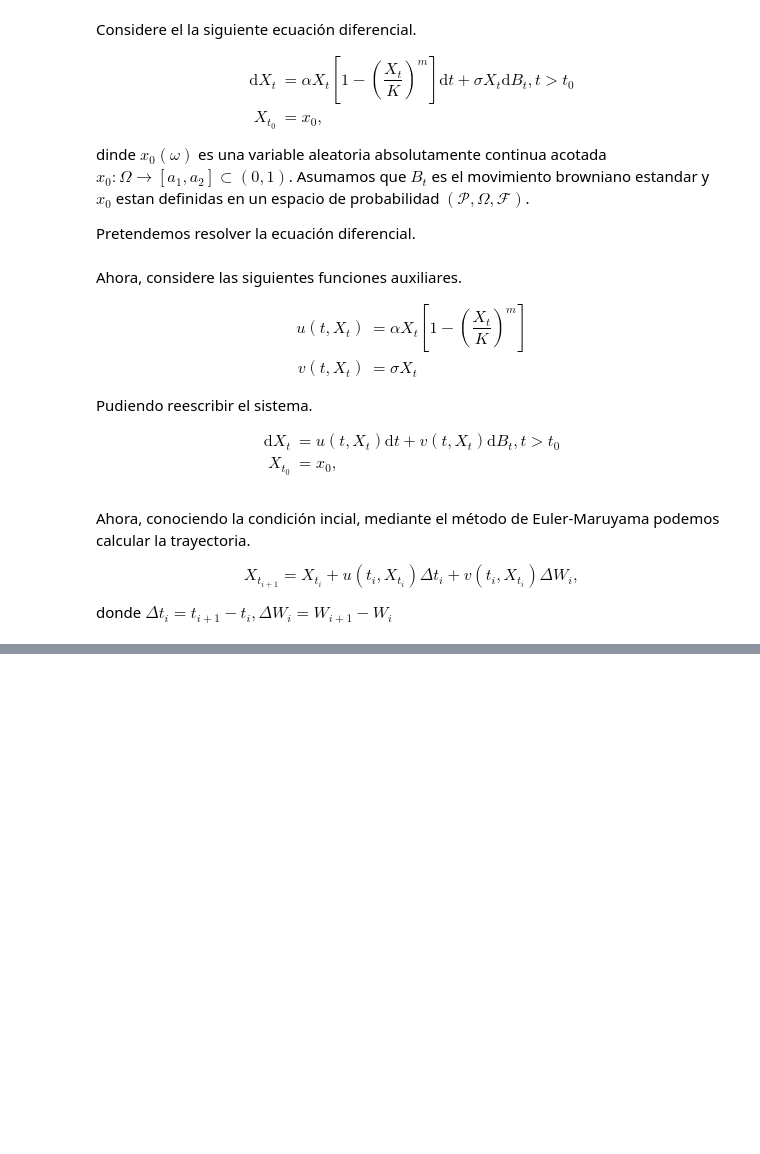
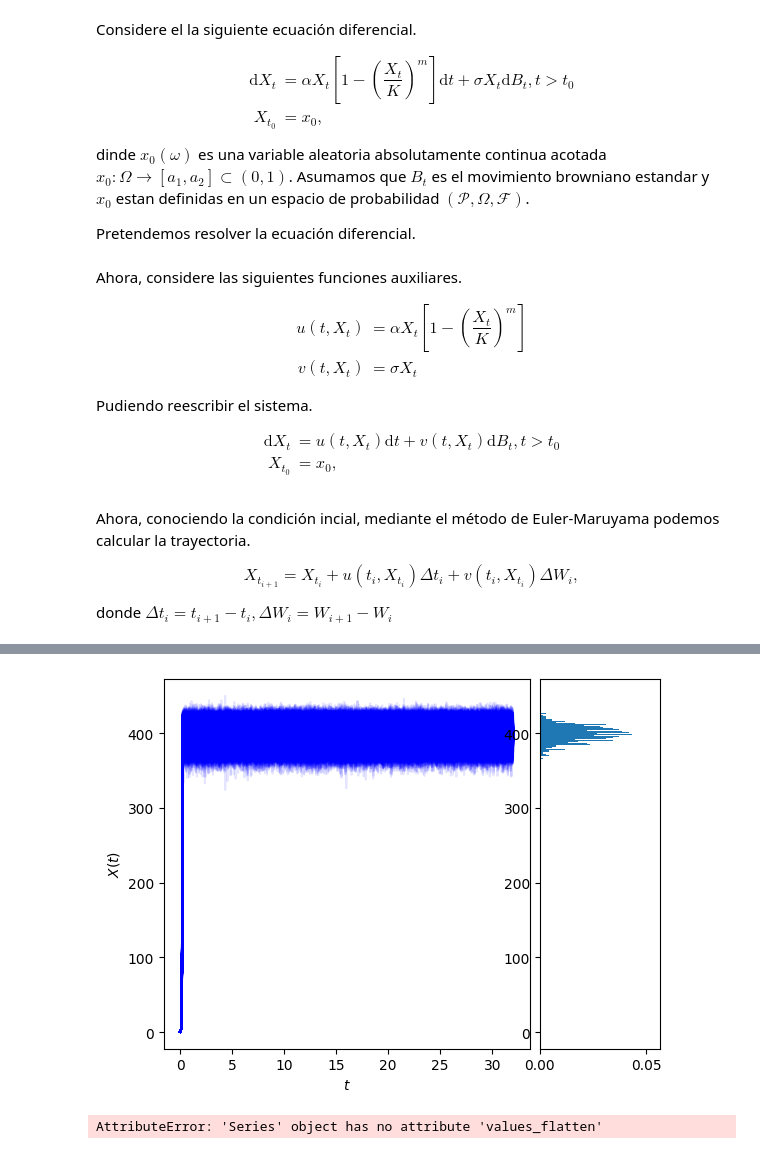
Before and after one commit to Dust1920/stochacalculus, a Jupyter notebook: PythonScripts/logistic_richardson.ipynb, the cells around one changed output, grey strips where cells are left out. Drawn from its saved outputs; the diff is of its cells as text; code cells hidden in the pictures; blank space fills up the shorter version.

```diff
--- a/PythonScripts/logistic_richardson.ipynb
+++ b/PythonScripts/logistic_richardson.ipynb
@@ -82,0 +83,20 @@ plt.plot(time, x_t)
+# %%
+def solve_logistic(t, n):
+    delta_t = t / (n - 1)
+    dw = np.sqrt(delta_t) * np.random.standard_normal(size = (n - 1))
+    x_t = [x_0]
+    for i in range(n - 1):
+        xm1 = x_t[i] + u(1, x_t[i], system_pars) * delta_t + v(1, x_t[i], system_pars) * dw[i]
+        x_t.append(xm1)
+    time = np.linspace(0, t, n)
+    return time, x_t
+# %%
+n_samples = 1000
+
+sols = []
+for i in range(n_samples):
+    time, x_t = solve_logistic(t, n_p)
+    sols.append([time, x_t])
+
+solution = pd.DataFrame(data = sols, columns = ['t_i','X(t_i)'])
+solution.head()
@@ -82,0 +110,58 @@ plt.plot(time, x_t)
+# %%
+import matplotlib.pyplot as plt
+import seaborn as sns
+import numpy as np
+import pandas as pd
+from mpl_toolkits.axes_grid1 import make_axes_locatable
+import os
+
+
+fig, ax = plt.subplots()
+marker_style_00 = dict(
+    color="blue",
+    linestyle="-",
+    # marker="",
+    markersize=1,
+    markerfacecoloralt="gray",
+    alpha=0.1,
+)
+x_T = []
+for j in range(n_samples):
+    ax.plot(solution.iloc[j, 0], solution.iloc[j, 1], **marker_style_00, label=r"$X(t_i)$")
+    x_T.append(solution.iloc[j,1][-1])
+
+plt.xlabel(r"$t$")
+plt.ylabel(r"$X(t)$")
+
+x_T = np.array(x_T)
+ymax = np.max(np.abs(x_T))
+binwidth = 0.025
+lim = (int(ymax / binwidth) + 1) * binwidth
+bins = 100  # np.arange(0, lim + binwidth, binwidth)
+divider = make_axes_locatable(ax)
+ax_histy = divider.append_axes("right", 1.2, pad=0.1, sharey=ax)
+n, bins, patches = ax_histy.hist(x_T, bins=bins, orientation="horizontal", density=True)
+sigma = np.std(x_T)
+mu = np.mean(x_T)
+y = (1 / (np.sqrt(2 * np.pi) * sigma)) * np.exp(
+    -0.5 * ((1.0 / sigma) * (bins - mu)) ** 2
+)
+# ax_histy.plot(y, bins, "--")
+# plt.legend(loc=0)
+plt.savefig("gen_log_sde_batch_sample_path.png", dpi=300)
+
+plt.show()
+# %% [output]
+[figure, added]
+# %%
+g = grid = sns.JointGrid(x = solution.iloc[:,0].values_flatten(), y=solution.iloc[:,1])
+g.plot_joint(sns.scatterplot)
+g.plot_marginals(sns.kdeplot)
+g.plot_marginals(sns.histplot)
+g.ax_marg_x.remove()
+# g = sns.jointplot(data=df_batch_path, x="t_i", y="X(t_i)", marginal_ticks=True)
+# sns.kdeplot(df_batch_path["X(t_i)"], ax=g.ax_marg_x, legend=False)
+g.savefig("marginal.png")
+# plt.show()
+# %% [output]
+AttributeError: 'Series' object has no attribute 'values_flatten'
```
Also changed, not shown: parts of 7 cells of this notebook, 2 other files.
